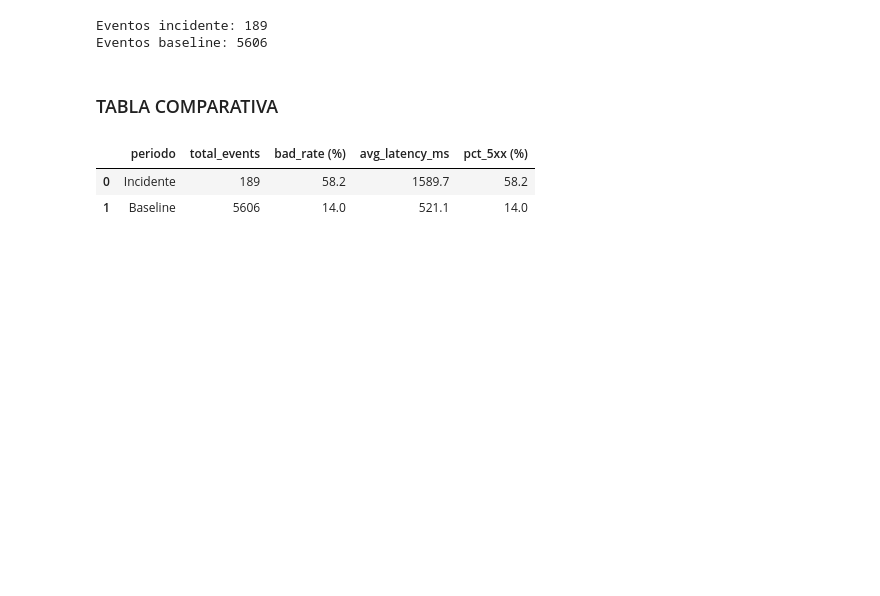
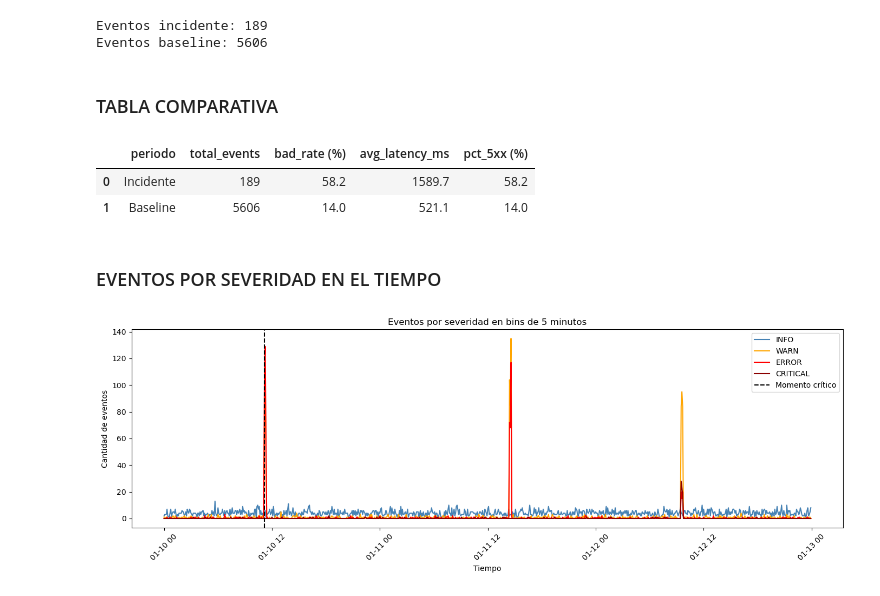
Before and after one commit to HugoFrancoo/TheHuddle-LogAnalytics, a Jupyter notebook: notebook/analisis_logs.ipynb, the cells around one changed output. Cells and saved outputs as stored; diff of their text form; code cells hidden in the pictures; blank space fills up the shorter version.

```diff
--- a/notebook/analisis_logs.ipynb
+++ b/notebook/analisis_logs.ipynb
@@ -240,3 +240,34 @@ display(comparacion)
 |  | periodo | total_events | bad_rate (%) | avg_latency_ms | pct_5xx (%) |
 | 0 | Incidente | 189 | 58.2 | 1589.7 | 58.2 |
 | 1 | Baseline | 5606 | 14.0 | 521.1 | 14.0 |
+# %% [markdown]
+### EVENTOS POR SEVERIDAD EN EL TIEMPO
+# %%
+severidades = ['INFO', 'WARN', 'ERROR', 'CRITICAL']
+colores     = ['steelblue', 'orange', 'red', 'darkred']
+
+# Agrupamos por ventana y severidad
+pivot = (
+    df.groupby(['window', 'severity'])
+    .size()
+    .unstack(fill_value=0)
+    .reindex(columns=severidades, fill_value=0)
+)
+
+fig, ax = plt.subplots(figsize=(14, 5))
+
+for sev, color in zip(severidades, colores):
+    ax.plot(pivot.index, pivot[sev], label=sev, color=color, linewidth=1.5)
+
+# Línea vertical marcando el momento crítico
+ax.axvline(x=ventana_critica, color='black', linestyle='--', linewidth=1.5, label='Momento crítico')
+
+ax.set_title('Eventos por severidad en bins de 5 minutos')
+ax.set_xlabel('Tiempo')
+ax.set_ylabel('Cantidad de eventos')
+ax.legend()
+plt.xticks(rotation=45)
+plt.tight_layout()
+plt.show()
+# %% [output]
+[figure, added]
```
Also changed, not shown: parts of 2 cells of this notebook.
